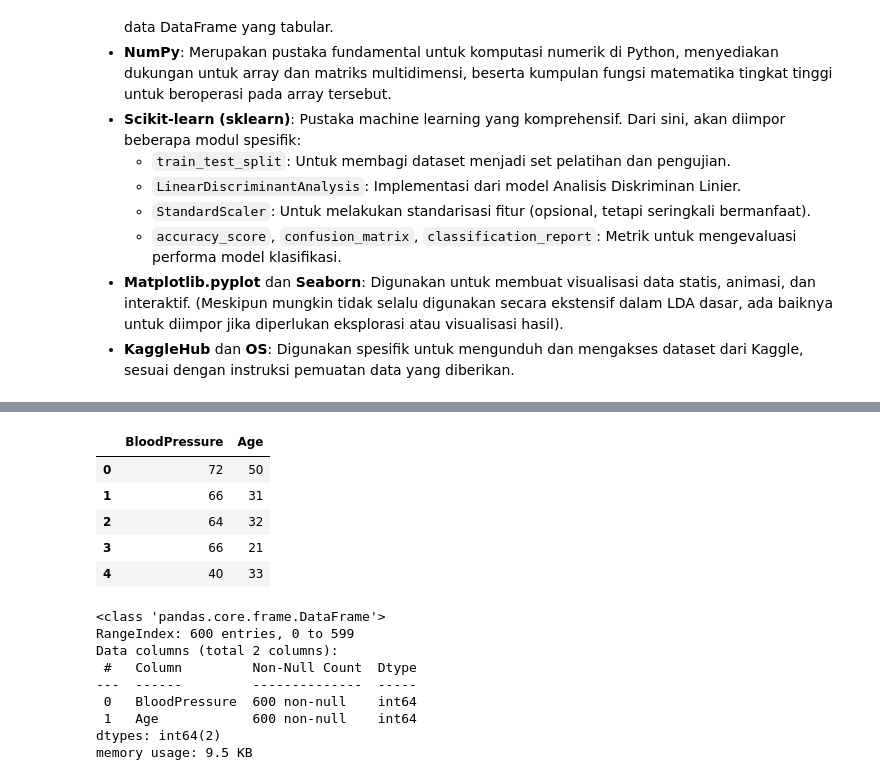
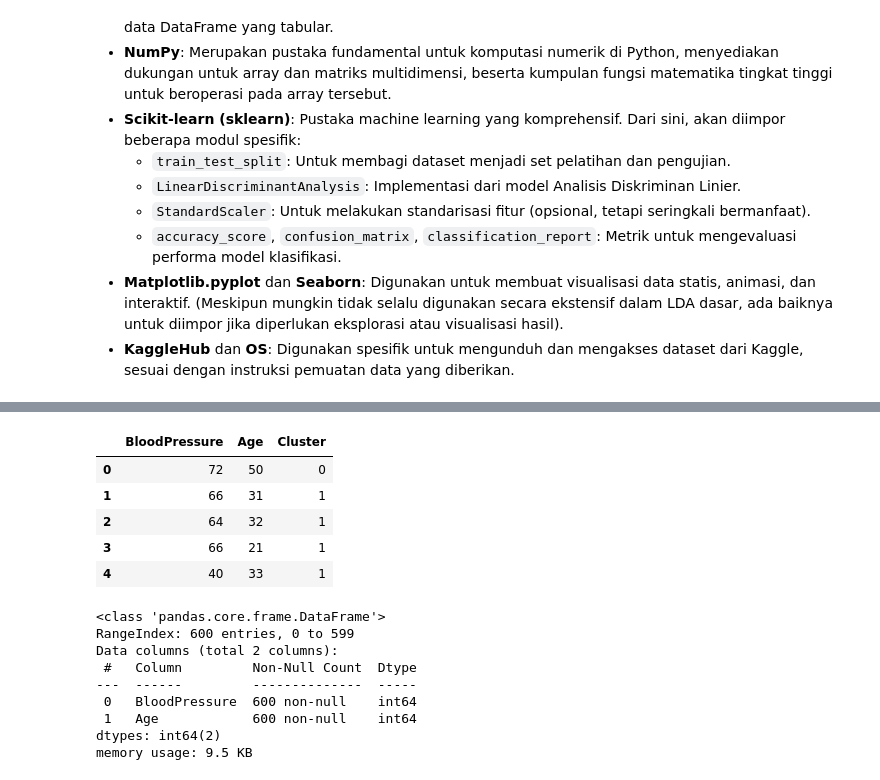
Before and after one commit to LatiefDataVisionary/multivariate-analysis-college-task, a Jupyter notebook: src/DiscriminantAnalysis_week12.ipynb, the cells around one changed output, grey strips where cells are left out. Drawn from its saved outputs; the diff is of its cells as text; code cells hidden in the pictures.

Commit message:
Perbaikan di bagian 1. Load Dataset

```diff
--- a/src/DiscriminantAnalysis_week12.ipynb
+++ b/src/DiscriminantAnalysis_week12.ipynb
@@ -42,13 +30,15 @@ diabetes.csv
-# %%
-df = pd.read_csv(csv_file_path, usecols=['BloodPressure', 'Age'], nrows=600)
-df.head()
-# %% [output]
-|  | BloodPressure | Age |
-| 0 | 72 | 50 |
-| 1 | 66 | 31 |
-| 2 | 64 | 32 |
-| 3 | 66 | 21 |
-| 4 | 40 | 33 |
+# %%
+path = 'https://raw.githubusercontent.com/LatiefDataVisionary/multivariate-analysis-college-task/refs/heads/main/datasets/dataset_LDA_2clusters.csv'
+
+df = pd.read_csv(path)
+df.head()
+# %% [output]
+|  | BloodPressure | Age | Cluster |
+| 0 | 72 | 50 | 0 |
+| 1 | 66 | 31 | 1 |
+| 2 | 64 | 32 | 1 |
+| 3 | 66 | 21 | 1 |
+| 4 | 40 | 33 | 1 |
 # %%
 df.info()
 # %% [output]
```
Also changed, not shown: parts of 17 cells of this notebook.
